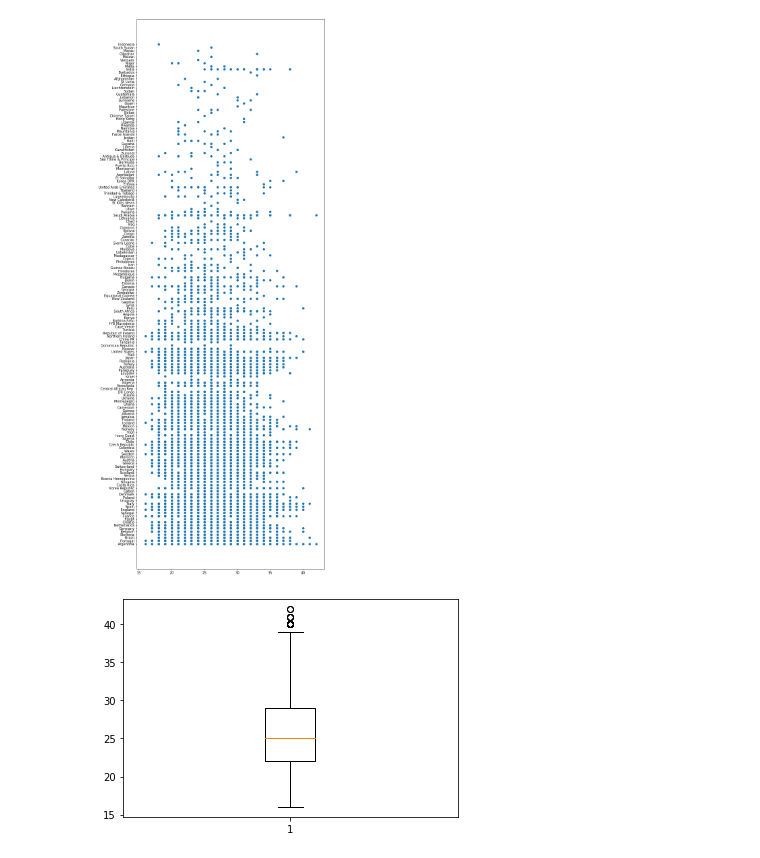
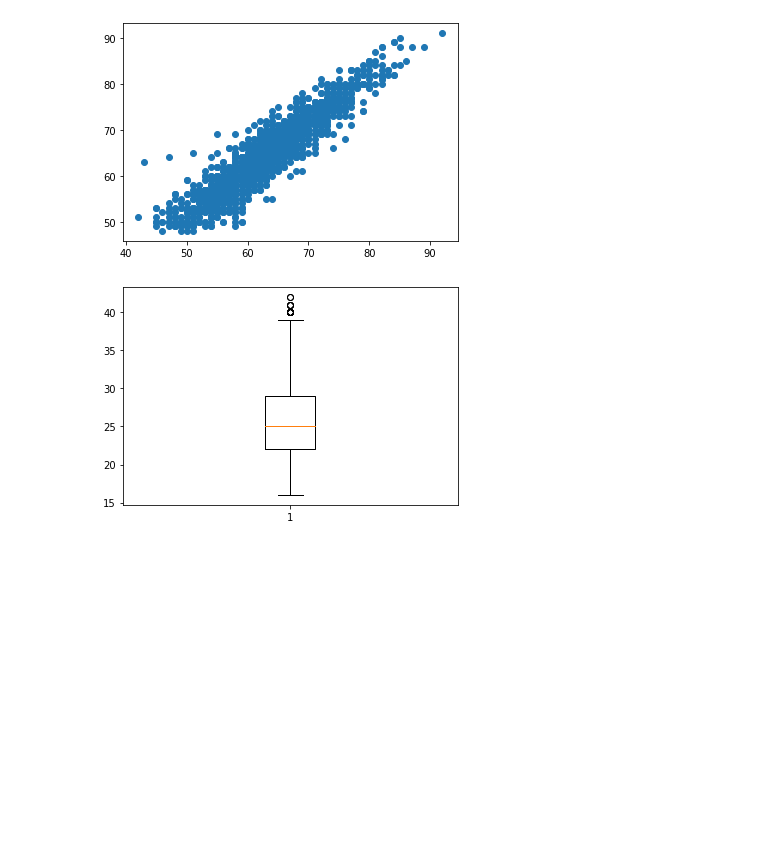
Before and after one commit to Nishant2415/Machine-Learning, a Jupyter notebook: College/PracticalML.ipynb, the cells around one changed output. Saved outputs shown, nothing was run; the diff lists cells and outputs as text; code cells hidden in the pictures; blank space fills up the shorter version.

```diff
--- a/College/PracticalML.ipynb
+++ b/College/PracticalML.ipynb
@@ -5,3 +7,3 @@ import matplotlib.pyplot as plt
 # %%
-player = pd.read_csv('players_20.csv')
+player = pd.read_csv('https://raw.githubusercontent.com/Nishant2415/Machine-Learning/master/Dataset/players_20.csv')
 # %%
@@ -44,9 +56,8 @@ plt.show()
 # %%
-plt.scatter(player['age'],player['nationality'])
-plt.gcf().set_size_inches((10, 30))
+plt.scatter(player['gk_handling'],player['overall'])
 plt.show()
 # %% [output]
-[figure, old version]
+[figure, new version]
 # %%
 plt.boxplot(player['age'])
 plt.show()
```
Also changed, not shown: parts of 7 cells of this notebook.
